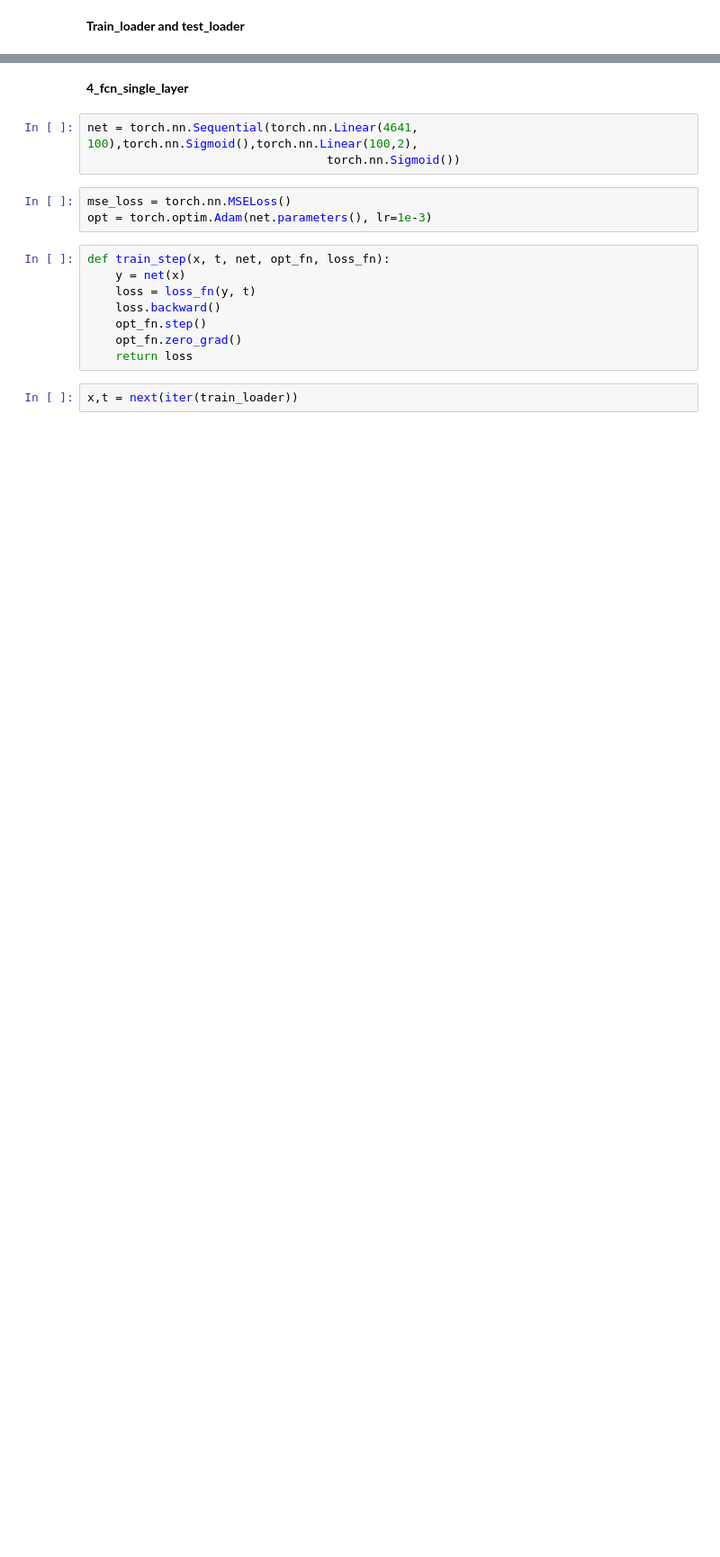
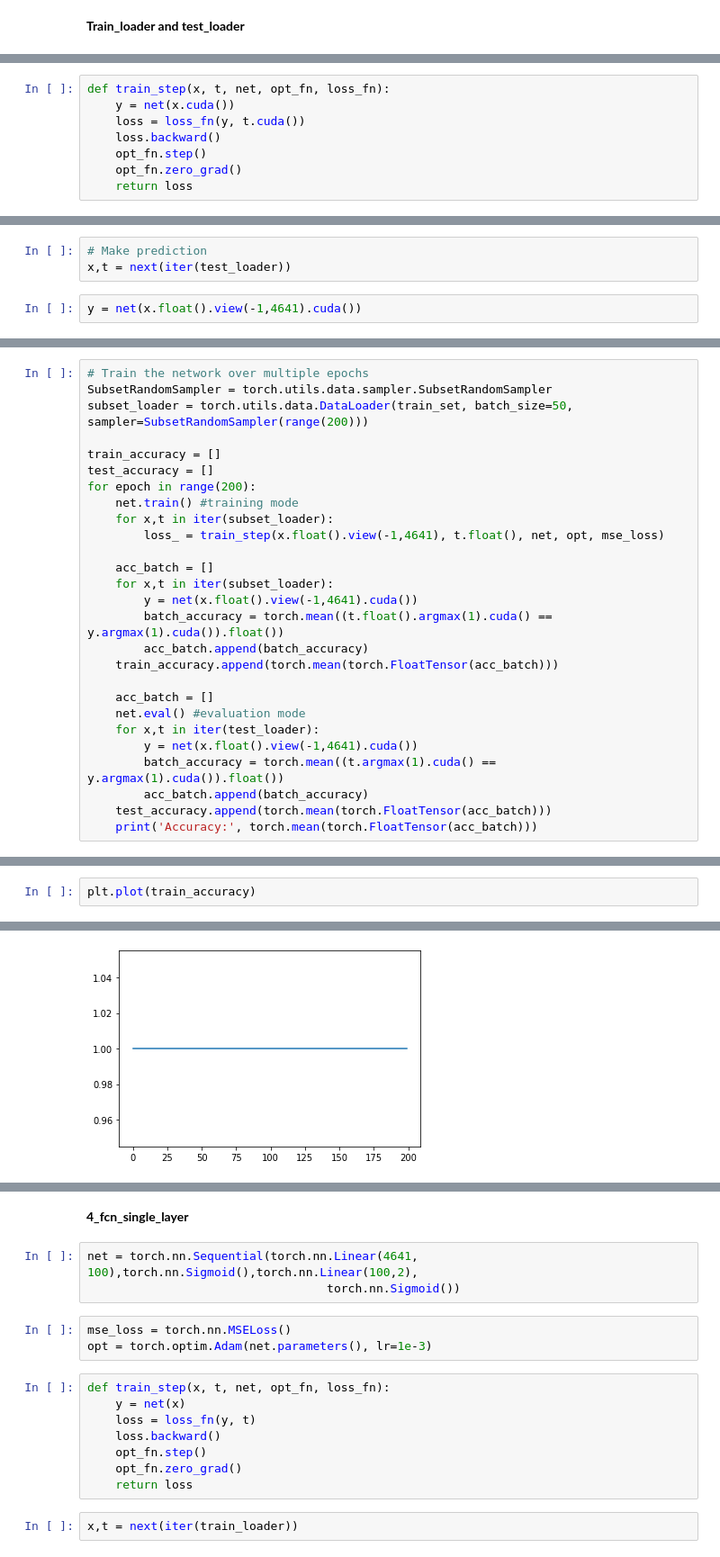
Before and after one commit to zhibinz2/Neural-Networks-and-Machine-Learning, a Jupyter notebook: ZHIBIN_Final_Project.ipynb, the cells around one changed output, grey strips where cells are left out. Shown at 90% size. Saved outputs shown, nothing was run; the diff lists cells and outputs as text; blank space fills up the shorter version.

```diff
--- a/ZHIBIN_Final_Project.ipynb
+++ b/ZHIBIN_Final_Project.ipynb
@@ -146,0 +231,8 @@ len(train_loader)
+# %%
+def train_step(x, t, net, opt_fn, loss_fn):
+    y = net(x.cuda())
+    loss = loss_fn(y, t.cuda())
+    loss.backward()
+    opt_fn.step()
+    opt_fn.zero_grad()
+    return loss
@@ -146,0 +263,5 @@ len(train_loader)
+# %%
+# Make prediction
+x,t = next(iter(test_loader))
+# %%
+y = net(x.float().view(-1,4641).cuda())
@@ -146,0 +297,27 @@ len(train_loader)
+# %%
+# Train the network over multiple epochs
+SubsetRandomSampler = torch.utils.data.sampler.SubsetRandomSampler
+subset_loader = torch.utils.data.DataLoader(train_set, batch_size=50, sampler=SubsetRandomSampler(range(200)))
+
+train_accuracy = []
+test_accuracy = []
+for epoch in range(200):
+    net.train() #training mode
+    for x,t in iter(subset_loader):
+        loss_ = train_step(x.float().view(-1,4641), t.float(), net, opt, mse_loss)
+
+    acc_batch = []
+    for x,t in iter(subset_loader):
+        y = net(x.float().view(-1,4641).cuda())
+        batch_accuracy = torch.mean((t.float().argmax(1).cuda() == y.argmax(1).cuda()).float())
+        acc_batch.append(batch_accuracy)
+    train_accuracy.append(torch.mean(torch.FloatTensor(acc_batch)))
+
+    acc_batch = []
+    net.eval() #evaluation mode
+    for x,t in iter(test_loader):
+        y = net(x.float().view(-1,4641).cuda())
+        batch_accuracy = torch.mean((t.argmax(1).cuda() == y.argmax(1).cuda()).float())
+        acc_batch.append(batch_accuracy)
+    test_accuracy.append(torch.mean(torch.FloatTensor(acc_batch)))
+    print('Accuracy:', torch.mean(torch.FloatTensor(acc_batch)))
@@ -146,0 +342,3 @@ len(train_loader)
+# %%
+plt.plot(train_accuracy)
+# %% [output]
@@ -146,0 +346 @@ len(train_loader)
+[figure, added]
```
Also changed, not shown: parts of 77 cells of this notebook.
